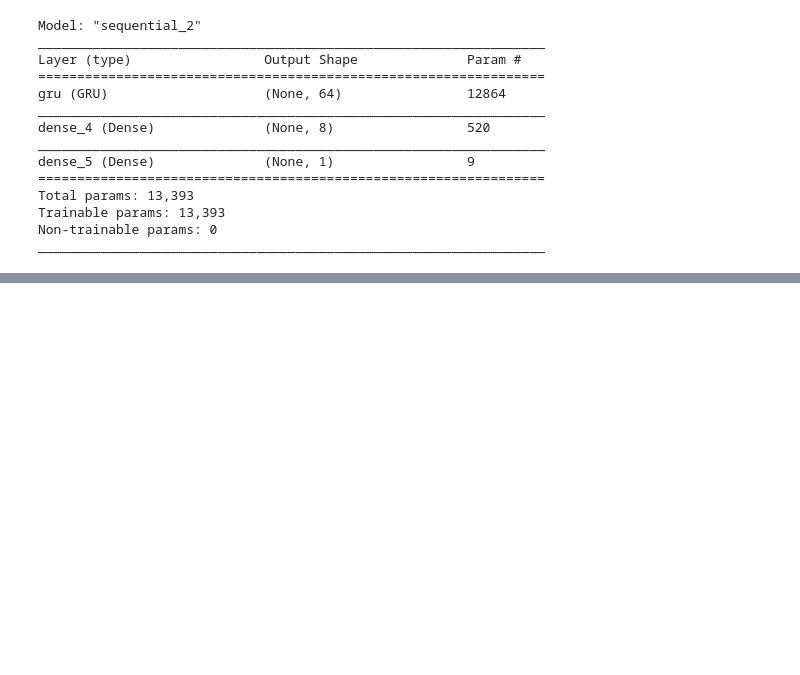
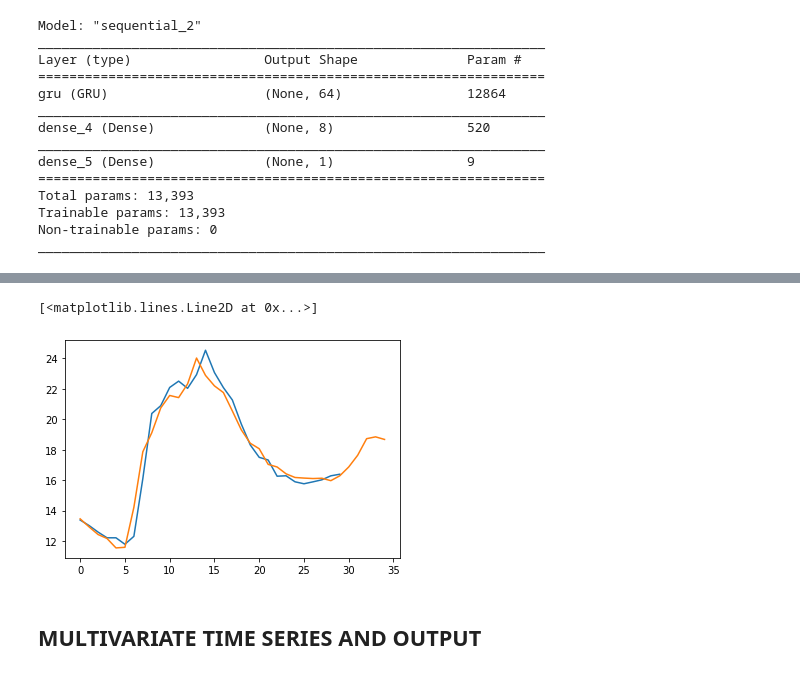
Before and after one commit to kojalowicz/Formula-1, a Jupyter notebook: LSTM_TEMP.ipynb, the cells around one changed output, grey strips where cells are left out. Saved outputs shown, nothing was run; the diff lists cells and outputs as text; code cells hidden in the pictures; blank space fills up the shorter version.

Commit message:
dodaje multivariable input i output

```diff
--- a/LSTM_TEMP.ipynb
+++ b/LSTM_TEMP.ipynb
@@ -420,0 +519,9 @@ INFO:tensorflow:Assets written to: model3\assets
+# %%
+# split to train validation
+X2_train, y2_train = X2[:60000], y2[:60000]
+X2_val, y2_val = X2[60000:65000], y2[60000:65000]
+X2_test, y2_test = X2[65000:], y2[65000:]
+
+print(X2_train.shape, y2_train.shape)
+print(X2_val.shape, y2_val.shape)
+print(X2_test.shape, y2_test.shape)
@@ -420,0 +565,12 @@ INFO:tensorflow:Assets written to: model3\assets
+# %%
+model4 = Sequential()
+# we specify 6 by 5 vector as an input
+# we got 6 time steps and 5 features of interest
+model4.add(InputLayer((6, 5)))
+# we pass it to neural network (we can use GRU as well)
+model4.add(LSTM(64))
+model4.add(Dense(8, 'relu'))
+# we want linear value, we want to predict temp (positive or negative) so we want it to be linear
+model4.add(Dense(1, 'linear'))
+
+model4.summary()
@@ -420,0 +592,6 @@ INFO:tensorflow:Assets written to: model3\assets
+# %%
+cp4 = ModelCheckpoint('model4/', save_best_only=True)
+model4.compile(loss=MeanSquaredError(), optimizer=Adam(learning_rate=0.0001), metrics=[RootMeanSquaredError()])
+# %%
+# each epoch should decrease the loss, we can tune learning_rate to increase the the performance
+model4.fit(X2_train, y2_train, validation_data=(X2_val, y2_val), epochs=10, callbacks=[cp4])
@@ -420,0 +615,15 @@ INFO:tensorflow:Assets written to: model3\assets
+# %%
+# the same thing for test data
+# we flatten becouse we dont want to have the X=[[[3], [4], [5], [6], [7]]] -> X=[[3, 4, 5, 6, 7]] inner brackets
+test_predictions = model4.predict(X2_test).flatten()
+# we make a dataframe from results put in dict, and show it below
+test_results = pd.DataFrame(data={'Test Predictions':test_predictions, 'Actuals':y2_test})
+test_results
+
+plt.plot(test_results['Test Predictions'][:30])
+plt.plot(test_results['Actuals'][:35])
+# %% [output]
+[<matplotlib.lines.Line2D at 0x...>]
+[figure, added]
+# %% [markdown]
+## MULTIVARIATE TIME SERIES AND OUTPUT
```
Also changed, not shown: parts of 42 cells of this notebook.
